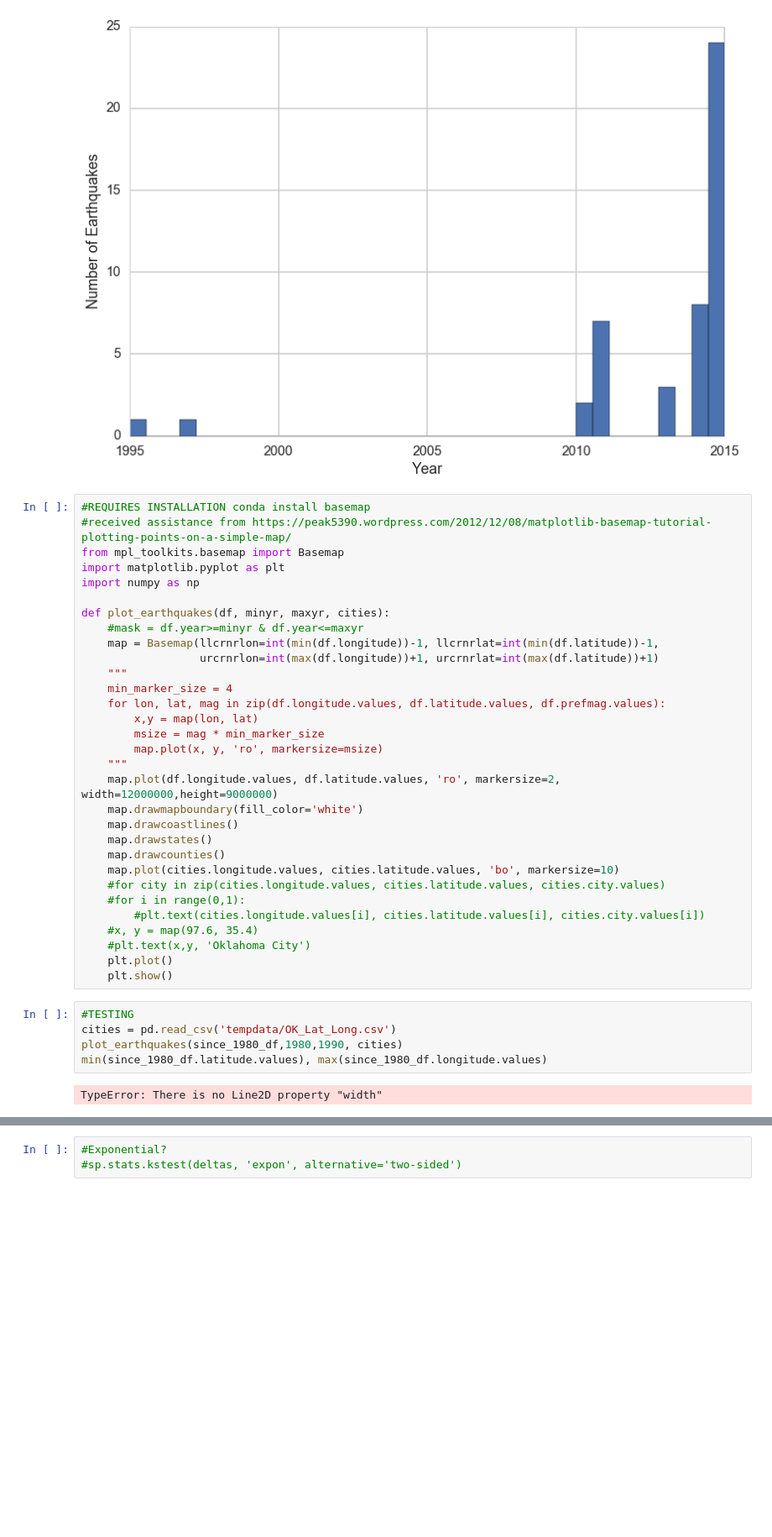
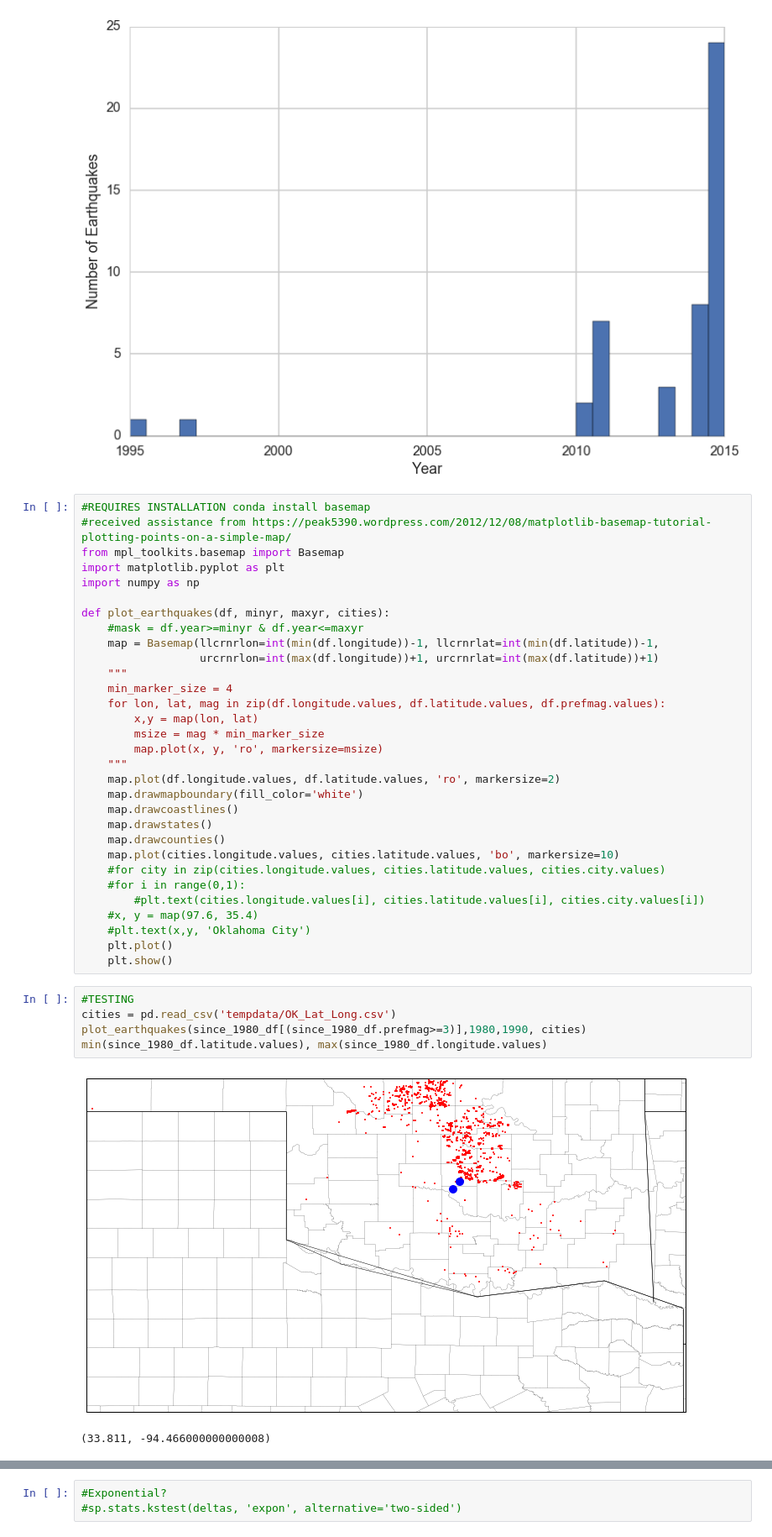
Before and after one commit to tperol/earthquake-clusters, a Jupyter notebook: explore_data_eric.ipynb, the cells around one changed output, grey strips where cells are left out. Shown at 84% size. Cells and saved outputs as stored; diff of their text form; blank space fills up the shorter version.

```diff
--- a/explore_data_eric.ipynb
+++ b/explore_data_eric.ipynb
@@ -191,7 +199,7 @@ def plot_earthquakes(df, minyr, maxyr, cities):
         msize = mag * min_marker_size
         map.plot(x, y, 'ro', markersize=msize)
     """
-    map.plot(df.longitude.values, df.latitude.values, 'ro', markersize=2, width=12000000,height=9000000)
+    map.plot(df.longitude.values, df.latitude.values, 'ro', markersize=2)
     map.drawmapboundary(fill_color='white')
     map.drawcoastlines()
     map.drawstates()
@@ -207,7 +215,8 @@ def plot_earthquakes(df, minyr, maxyr, cities):
 # %%
 #TESTING
 cities = pd.read_csv('tempdata/OK_Lat_Long.csv')
-plot_earthquakes(since_1980_df,1980,1990, cities)
+plot_earthquakes(since_1980_df[(since_1980_df.prefmag>=3)],1980,1990, cities)
 min(since_1980_df.latitude.values), max(since_1980_df.longitude.values)
 # %% [output]
+[figure, new version]
-TypeError: There is no Line2D property "width"
+(33.811, -94.466000000000008)
```
Also changed, not shown: parts of 31 cells of this notebook.
